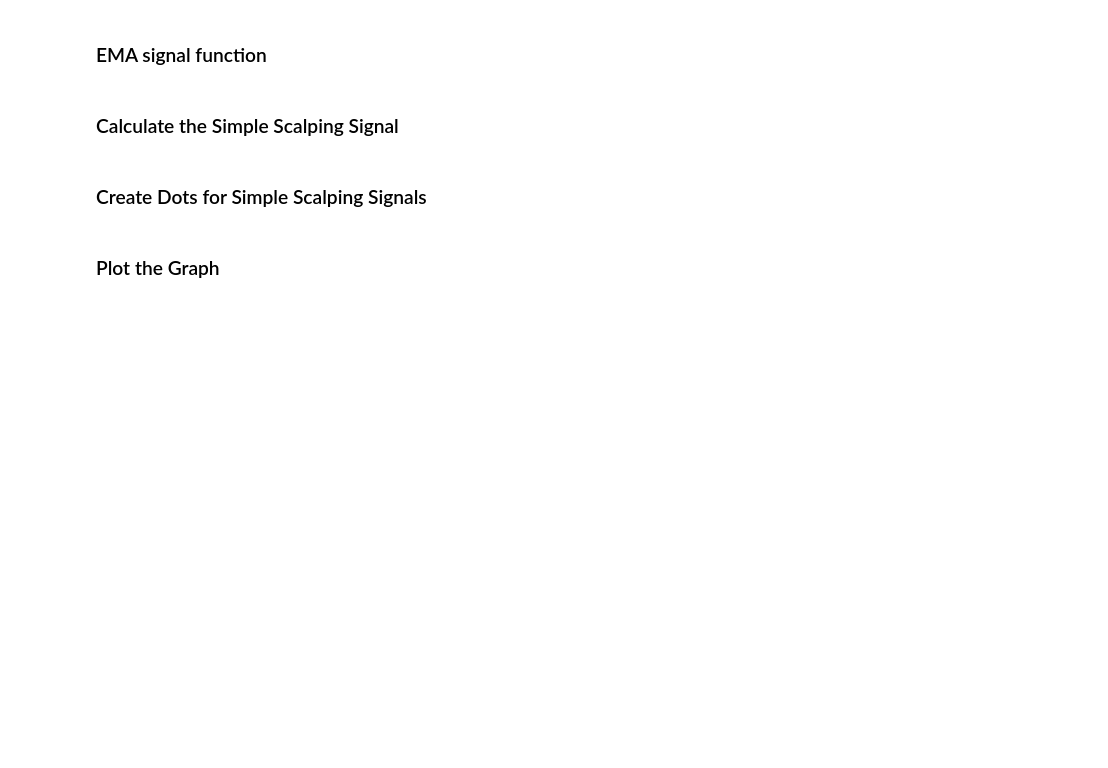
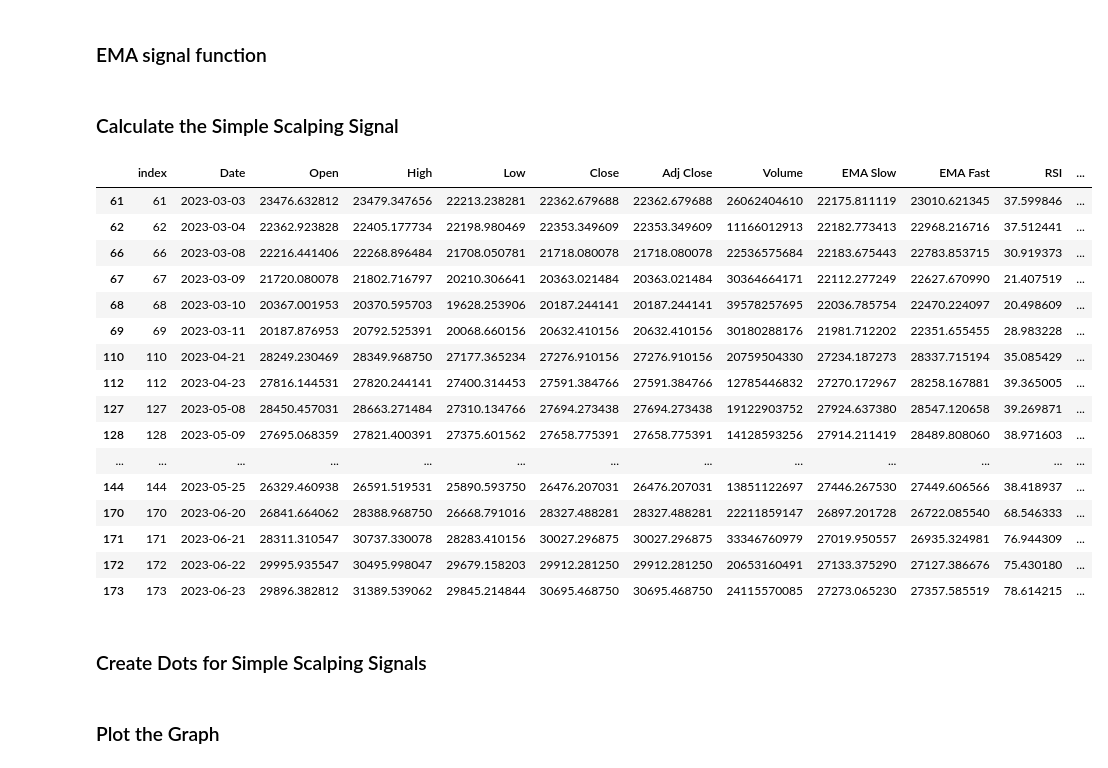
Before and after one commit to mariotoffia/pytrading, a Jupyter notebook: simple_scalping.ipynb, the cells around one changed output. Drawn from its saved outputs; the diff is of its cells as text; code cells hidden in the pictures; blank space fills up the shorter version.

Commit message:
simple test run

```diff
--- a/simple_scalping.ipynb
+++ b/simple_scalping.ipynb
@@ -70,9 +69,29 @@ df['EMA Signal'] = df.progress_apply(
 # %% [markdown]
 ### Calculate the Simple Scalping Signal
 # %%
-df[columns_simple_scalp] = df.progress_apply(lambda row: simple_scalping.simple_signal(df, row.name, 7), axis=1)
+df[columns_simple_scalp] = df.progress_apply(
+  lambda row: simple_scalping.simple_signal(df, row.name, 7), axis=1
+)
 
 #df[df['Simple Scalp'] != 0].head(20)
+# %% [output]
+|  | index | Date | Open | High | Low | Close | Adj Close | Volume | EMA Slow | EMA Fast | RSI | ... |
+| 61 | 61 | 2023-03-03 | 23476.632812 | 23479.347656 | 22213.238281 | 22362.679688 | 22362.679688 | 26062404610 | 22175.811119 | 23010.621345 | 37.599846 | ... |
+| 62 | 62 | 2023-03-04 | 22362.923828 | 22405.177734 | 22198.980469 | 22353.349609 | 22353.349609 | 11166012913 | 22182.773413 | 22968.216716 | 37.512441 | ... |
+| 66 | 66 | 2023-03-08 | 22216.441406 | 22268.896484 | 21708.050781 | 21718.080078 | 21718.080078 | 22536575684 | 22183.675443 | 22783.853715 | 30.919373 | ... |
+| 67 | 67 | 2023-03-09 | 21720.080078 | 21802.716797 | 20210.306641 | 20363.021484 | 20363.021484 | 30364664171 | 22112.277249 | 22627.670990 | 21.407519 | ... |
+| 68 | 68 | 2023-03-10 | 20367.001953 | 20370.595703 | 19628.253906 | 20187.244141 | 20187.244141 | 39578257695 | 22036.785754 | 22470.224097 | 20.498609 | ... |
+| 69 | 69 | 2023-03-11 | 20187.876953 | 20792.525391 | 20068.660156 | 20632.410156 | 20632.410156 | 30180288176 | 21981.712202 | 22351.655455 | 28.983228 | ... |
+| 110 | 110 | 2023-04-21 | 28249.230469 | 28349.968750 | 27177.365234 | 27276.910156 | 27276.910156 | 20759504330 | 27234.187273 | 28337.715194 | 35.085429 | ... |
+| 112 | 112 | 2023-04-23 | 27816.144531 | 27820.244141 | 27400.314453 | 27591.384766 | 27591.384766 | 12785446832 | 27270.172967 | 28258.167881 | 39.365005 | ... |
+| 127 | 127 | 2023-05-08 | 28450.457031 | 28663.271484 | 27310.134766 | 27694.273438 | 27694.273438 | 19122903752 | 27924.637380 | 28547.120658 | 39.269871 | ... |
+| 128 | 128 | 2023-05-09 | 27695.068359 | 27821.400391 | 27375.601562 | 27658.775391 | 27658.775391 | 14128593256 | 27914.211419 | 28489.808060 | 38.971603 | ... |
+| ... | ... | ... | ... | ... | ... | ... | ... | ... | ... | ... | ... | ... |
+| 144 | 144 | 2023-05-25 | 26329.460938 | 26591.519531 | 25890.593750 | 26476.207031 | 26476.207031 | 13851122697 | 27446.267530 | 27449.606566 | 38.418937 | ... |
+| 170 | 170 | 2023-06-20 | 26841.664062 | 28388.968750 | 26668.791016 | 28327.488281 | 28327.488281 | 22211859147 | 26897.201728 | 26722.085540 | 68.546333 | ... |
+| 171 | 171 | 2023-06-21 | 28311.310547 | 30737.330078 | 28283.410156 | 30027.296875 | 30027.296875 | 33346760979 | 27019.950557 | 26935.324981 | 76.944309 | ... |
+| 172 | 172 | 2023-06-22 | 29995.935547 | 30495.998047 | 29679.158203 | 29912.281250 | 29912.281250 | 20653160491 | 27133.375290 | 27127.386676 | 75.430180 | ... |
+| 173 | 173 | 2023-06-23 | 29896.382812 | 31389.539062 | 29845.214844 | 30695.468750 | 30695.468750 | 24115570085 | 27273.065230 | 27357.585519 | 78.614215 | ... |
 # %% [markdown]
 ### Create Dots for Simple Scalping Signals
 # %%
```
Also changed, not shown: parts of 5 cells of this notebook.
